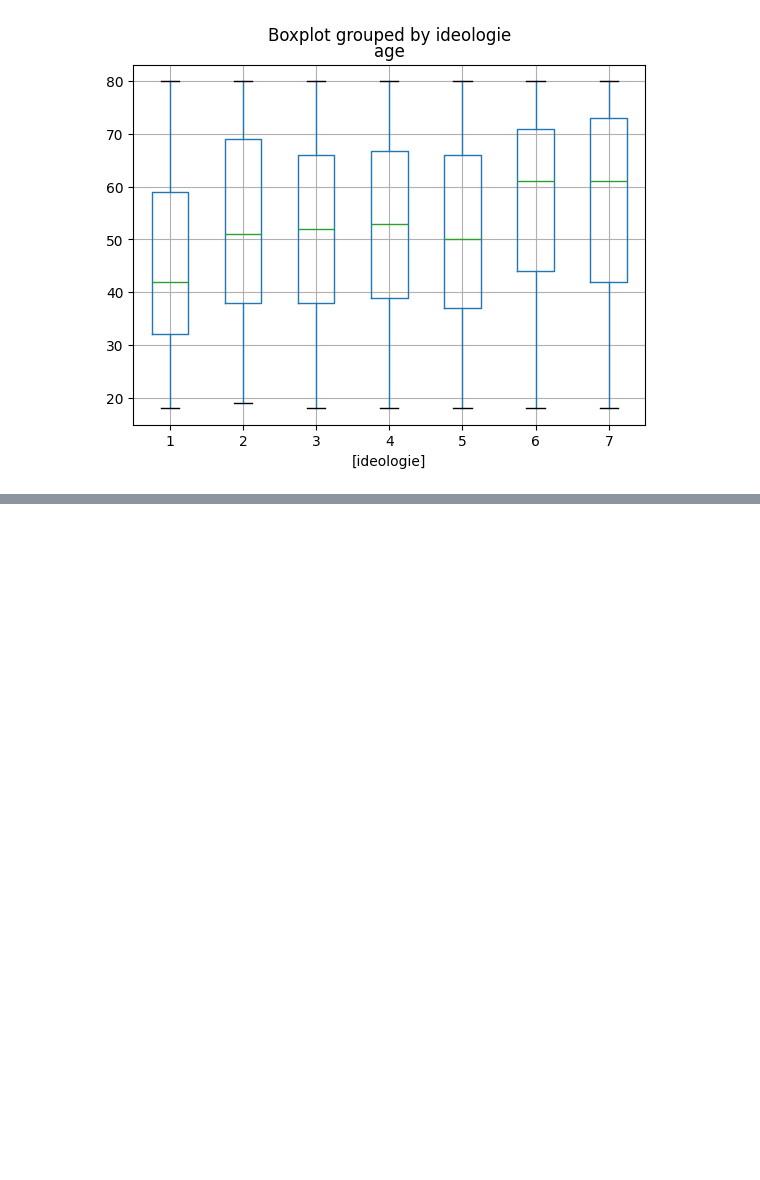
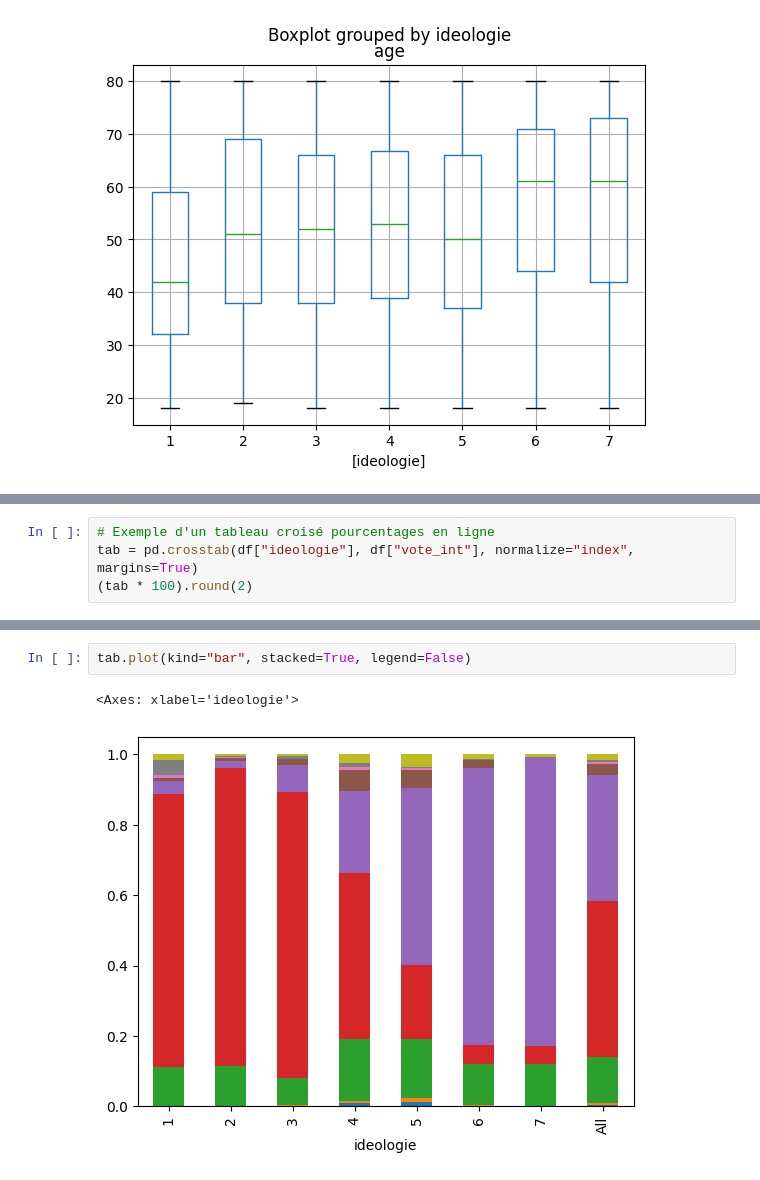
Before and after one commit to SciencesPoBordeaux/data-viz, a Jupyter notebook: notebooks/04-exploration-donnees-lignes.ipynb, the cells around one changed output, grey strips where cells are left out. Saved outputs shown, nothing was run; the diff lists cells and outputs as text; blank space fills up the shorter version.

Commit message:
ajout exemple table % en ligne

```diff
--- a/notebooks/04-exploration-donnees-lignes.ipynb
+++ b/notebooks/04-exploration-donnees-lignes.ipynb
@@ -320,3 +321,7 @@ pd.crosstab(df["ideologie"], df["vote_int"], normalize=True).plot(
 # %% [output]
 <Axes: xlabel='ideologie'>
 [figure]
+# %%
+# Exemple d'un tableau croisé pourcentages en ligne
+tab = pd.crosstab(df["ideologie"], df["vote_int"], normalize="index", margins=True)
+(tab * 100).round(2)
@@ -322,0 +339,5 @@ pd.crosstab(df["ideologie"], df["vote_int"], normalize=True).plot(
+# %%
+tab.plot(kind="bar", stacked=True, legend=False)
+# %% [output]
+<Axes: xlabel='ideologie'>
+[figure, added]
```
Also changed, not shown: parts of 6 cells of this notebook.
